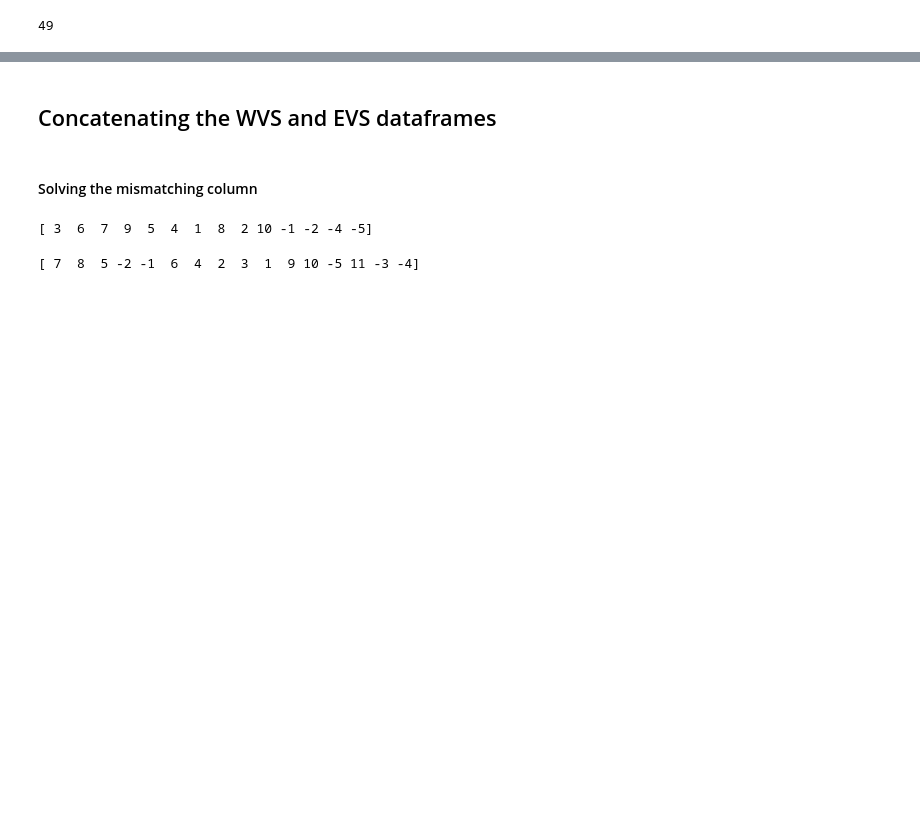
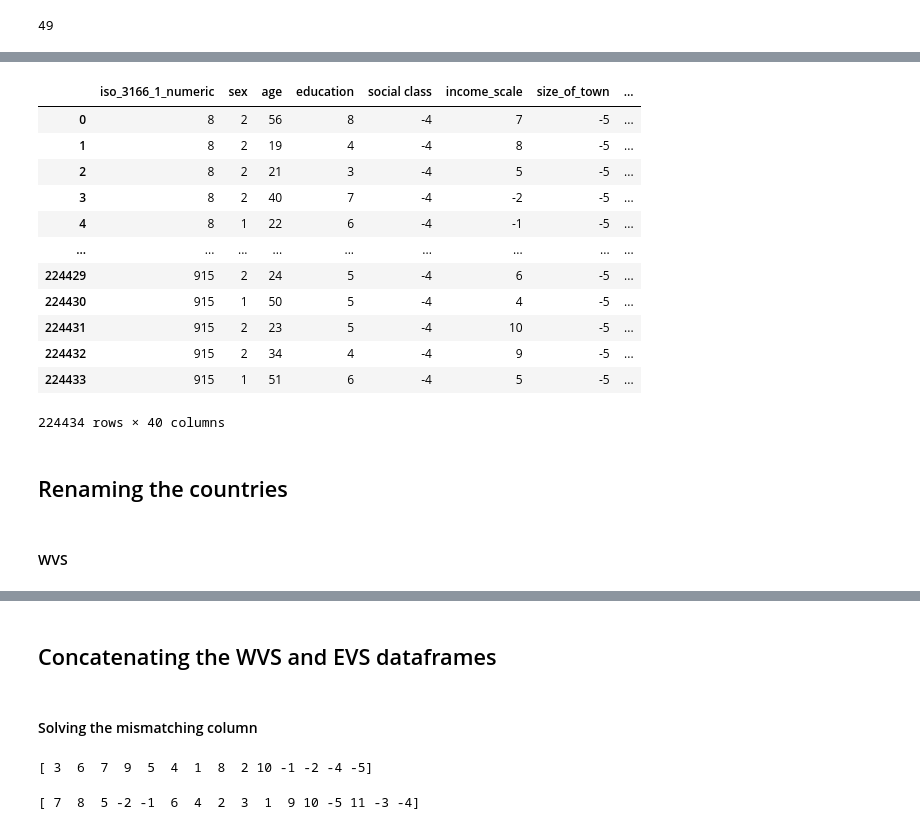
Before and after one commit to JohnH99/the-political-spectrum-in-crosscultural-perspective, a Jupyter notebook: maximum_number_of_countries_version.ipynb, the cells around one changed output, grey strips where cells are left out. Drawn from its saved outputs; the diff is of its cells as text; code cells hidden in the pictures; blank space fills up the shorter version.

```diff
--- a/maximum_number_of_countries_version.ipynb
+++ b/maximum_number_of_countries_version.ipynb
@@ -165,0 +222,20 @@ print(evs['S003'].nunique())
+# %%
+evs_selected_columns
+# %% [output]
+|  | iso_3166_1_numeric | sex | age | education | social class | income_scale | size_of_town | ... |
+| 0 | 8 | 2 | 56 | 8 | -4 | 7 | -5 | ... |
+| 1 | 8 | 2 | 19 | 4 | -4 | 8 | -5 | ... |
+| 2 | 8 | 2 | 21 | 3 | -4 | 5 | -5 | ... |
+| 3 | 8 | 2 | 40 | 7 | -4 | -2 | -5 | ... |
+| 4 | 8 | 1 | 22 | 6 | -4 | -1 | -5 | ... |
+| ... | ... | ... | ... | ... | ... | ... | ... | ... |
+| 224429 | 915 | 2 | 24 | 5 | -4 | 6 | -5 | ... |
+| 224430 | 915 | 1 | 50 | 5 | -4 | 4 | -5 | ... |
+| 224431 | 915 | 2 | 23 | 5 | -4 | 10 | -5 | ... |
+| 224432 | 915 | 2 | 34 | 4 | -4 | 9 | -5 | ... |
+| 224433 | 915 | 1 | 51 | 6 | -4 | 5 | -5 | ... |
+224434 rows × 40 columns
+# %% [markdown]
+## Renaming the countries
+# %% [markdown]
+#### WVS
```
Also changed, not shown: parts of 20 cells of this notebook.
